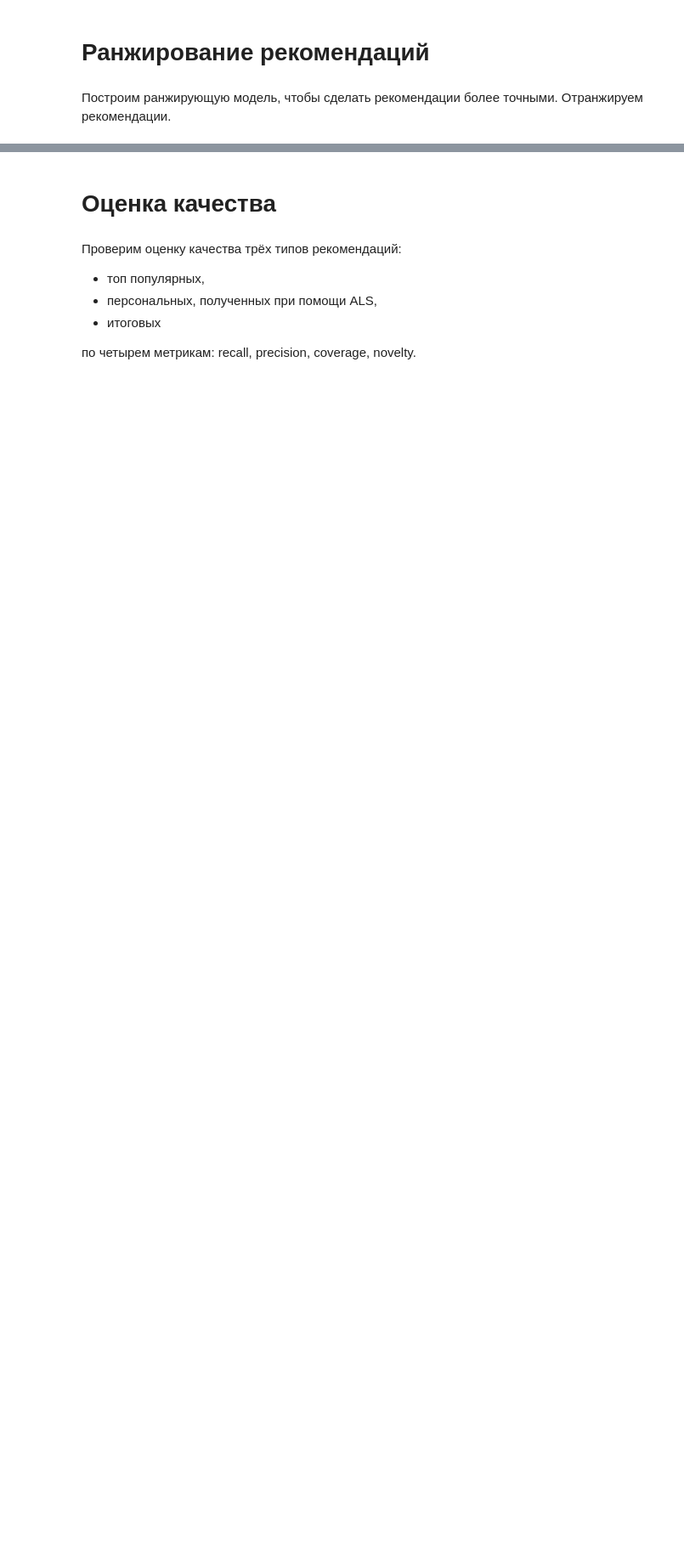
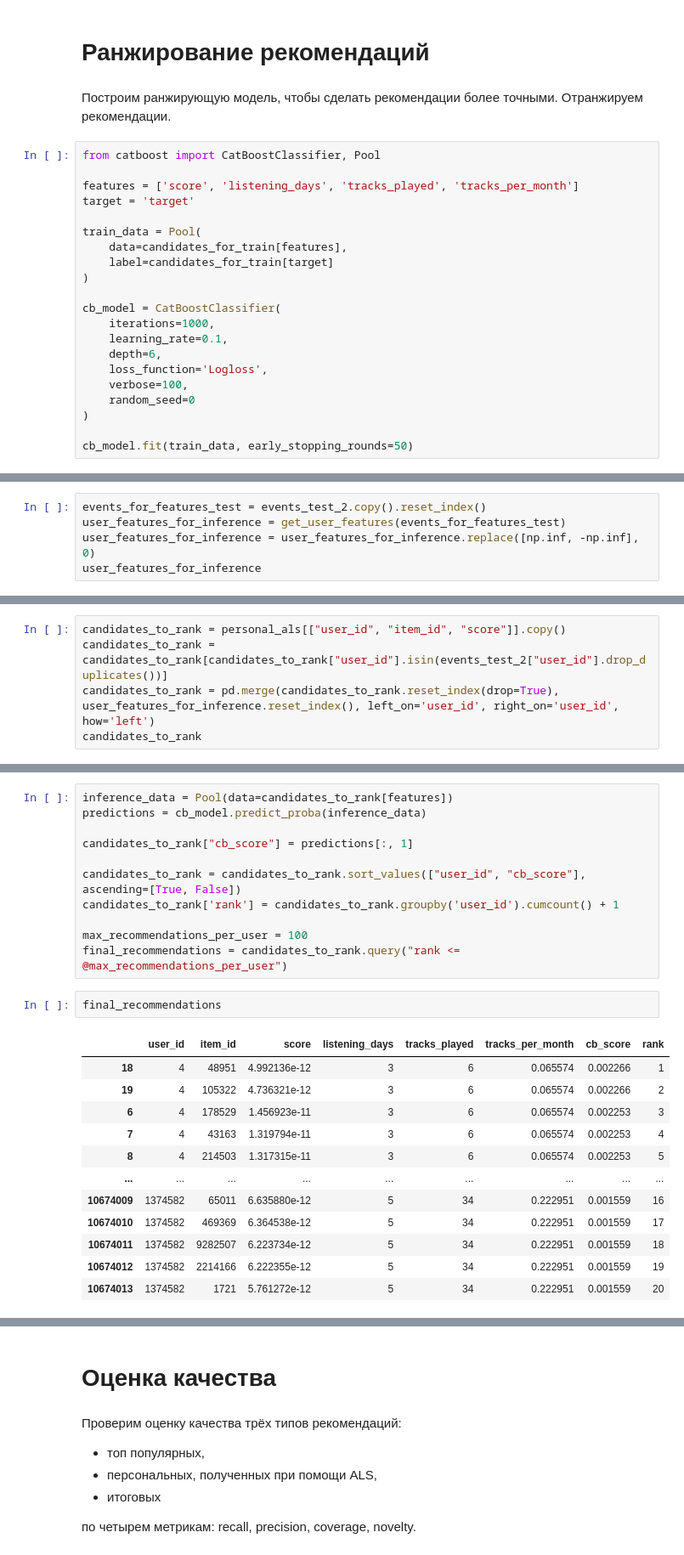
Before and after one commit to glebrwl/mle-recsys-project, a Jupyter notebook: recommendations.ipynb, the cells around one changed output, grey strips where cells are left out. Shown: that part at 85% size. Cells and saved outputs as stored; diff of their text form; blank space fills up the shorter version.

```diff
--- a/recommendations.ipynb
+++ b/recommendations.ipynb
@@ -595,3 +1079,24 @@ Uploaded recsys/data/top_popular.parquet to s3-student-mle-20240625-3348db98ef.
 # Ранжирование рекомендаций
 # %% [markdown]
 Построим ранжирующую модель, чтобы сделать рекомендации более точными. Отранжируем рекомендации.
+# %%
+from catboost import CatBoostClassifier, Pool
+
+features = ['score', 'listening_days', 'tracks_played', 'tracks_per_month']
+target = 'target'
+
+train_data = Pool(
+    data=candidates_for_train[features],
+    label=candidates_for_train[target]
+)
+
+cb_model = CatBoostClassifier(
+    iterations=1000,
+    learning_rate=0.1,
+    depth=6,
+    loss_function='Logloss',
+    verbose=100,
+    random_seed=0
+)
+
+cb_model.fit(train_data, early_stopping_rounds=50)
@@ -597,0 +1116,5 @@ Uploaded recsys/data/top_popular.parquet to s3-student-mle-20240625-3348db98ef.
+# %%
+events_for_features_test = events_test_2.copy().reset_index()
+user_features_for_inference = get_user_features(events_for_features_test)
+user_features_for_inference = user_features_for_inference.replace([np.inf, -np.inf], 0)
+user_features_for_inference
@@ -597,0 +1136,5 @@ Uploaded recsys/data/top_popular.parquet to s3-student-mle-20240625-3348db98ef.
+# %%
+candidates_to_rank = personal_als[["user_id", "item_id", "score"]].copy()
+candidates_to_rank = candidates_to_rank[candidates_to_rank["user_id"].isin(events_test_2["user_id"].drop_duplicates())]
+candidates_to_rank = pd.merge(candidates_to_rank.reset_index(drop=True), user_features_for_inference.reset_index(), left_on='user_id', right_on='user_id', how='left')
+candidates_to_rank
@@ -597,0 +1155,26 @@ Uploaded recsys/data/top_popular.parquet to s3-student-mle-20240625-3348db98ef.
+# %%
+inference_data = Pool(data=candidates_to_rank[features])
+predictions = cb_model.predict_proba(inference_data)
+
+candidates_to_rank["cb_score"] = predictions[:, 1]
+
+candidates_to_rank = candidates_to_rank.sort_values(["user_id", "cb_score"], ascending=[True, False])
+candidates_to_rank['rank'] = candidates_to_rank.groupby('user_id').cumcount() + 1
+
+max_recommendations_per_user = 100
+final_recommendations = candidates_to_rank.query("rank <= @max_recommendations_per_user")
+# %%
+final_recommendations
+# %% [output]
+|  | user_id | item_id | score | listening_days | tracks_played | tracks_per_month | cb_score | rank |
+| 18 | 4 | 48951 | 4.992136e-12 | 3 | 6 | 0.065574 | 0.002266 | 1 |
+| 19 | 4 | 105322 | 4.736321e-12 | 3 | 6 | 0.065574 | 0.002266 | 2 |
+| 6 | 4 | 178529 | 1.456923e-11 | 3 | 6 | 0.065574 | 0.002253 | 3 |
+| 7 | 4 | 43163 | 1.319794e-11 | 3 | 6 | 0.065574 | 0.002253 | 4 |
+| 8 | 4 | 214503 | 1.317315e-11 | 3 | 6 | 0.065574 | 0.002253 | 5 |
+| ... | ... | ... | ... | ... | ... | ... | ... | ... |
+| 10674009 | 1374582 | 65011 | 6.635880e-12 | 5 | 34 | 0.222951 | 0.001559 | 16 |
+| 10674010 | 1374582 | 469369 | 6.364538e-12 | 5 | 34 | 0.222951 | 0.001559 | 17 |
+| 10674011 | 1374582 | 9282507 | 6.223734e-12 | 5 | 34 | 0.222951 | 0.001559 | 18 |
+| 10674012 | 1374582 | 2214166 | 6.222355e-12 | 5 | 34 | 0.222951 | 0.001559 | 19 |
+| 10674013 | 1374582 | 1721 | 5.761272e-12 | 5 | 34 | 0.222951 | 0.001559 | 20 |
```
Also changed, not shown: parts of 61 cells of this notebook.
